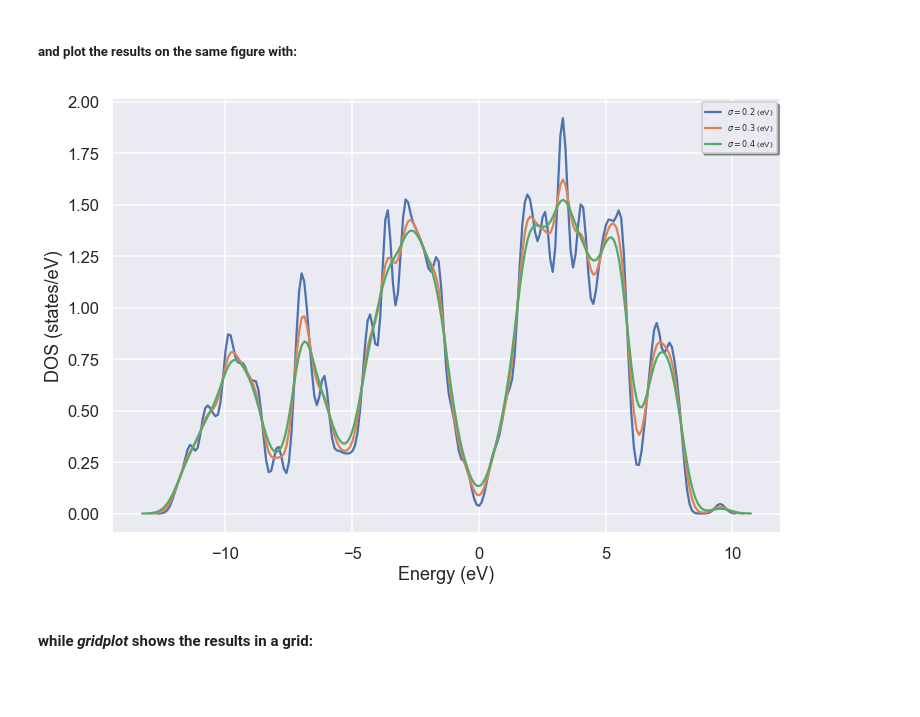
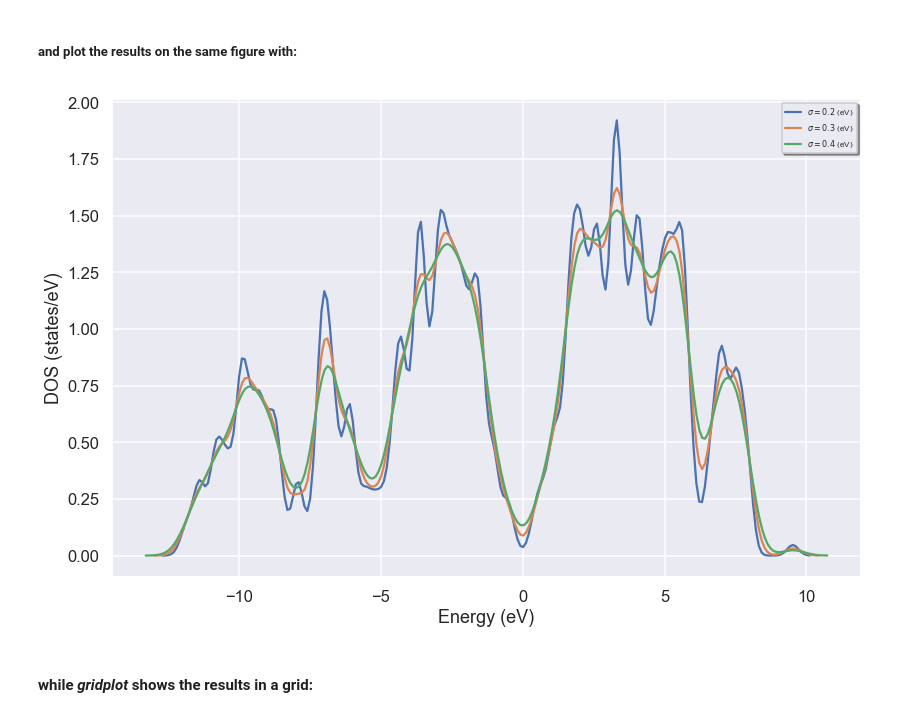
Before and after one commit to gmatteo/abipy_slides_aps_boston_2019, a Jupyter notebook: index.ipynb, the cells around one changed output. Cells and saved outputs as stored; diff of their text form; code cells hidden in the pictures; blank space fills up the shorter version.

```diff
--- a/index.ipynb
+++ b/index.ipynb
@@ -430,9 +431,9 @@ edos_plotter = ebands_kmesh.compare_gauss_edos(widths=[0.2, 0.3, 0.4], step=0.1)
 # %% [markdown]
 ##### and plot the results on the same figure with:
 # %%
-edos_plotter.combiplot();
+edos_plotter.combiplot(tight_layout=True);
 # %% [output]
-[figure, old version]
+[figure, new version]
 # %% [markdown]
 #### while *gridplot* shows the results in a grid:
 # %%
```
Also changed, not shown: parts of 28 cells of this notebook, 4 other files.
